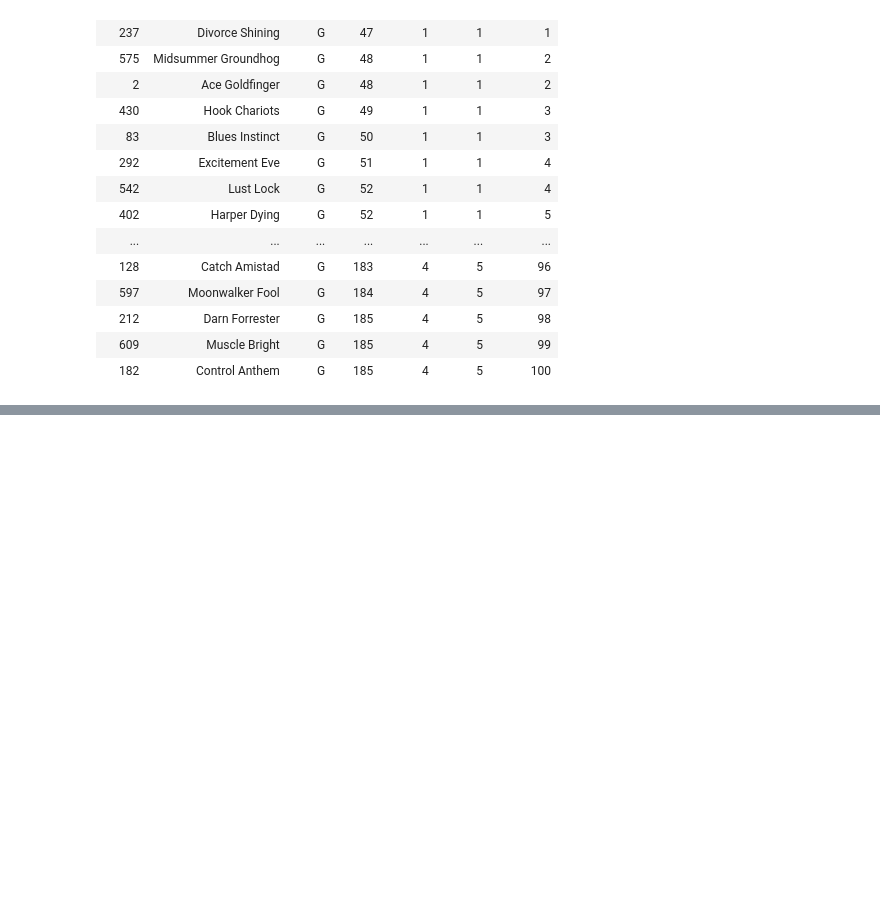
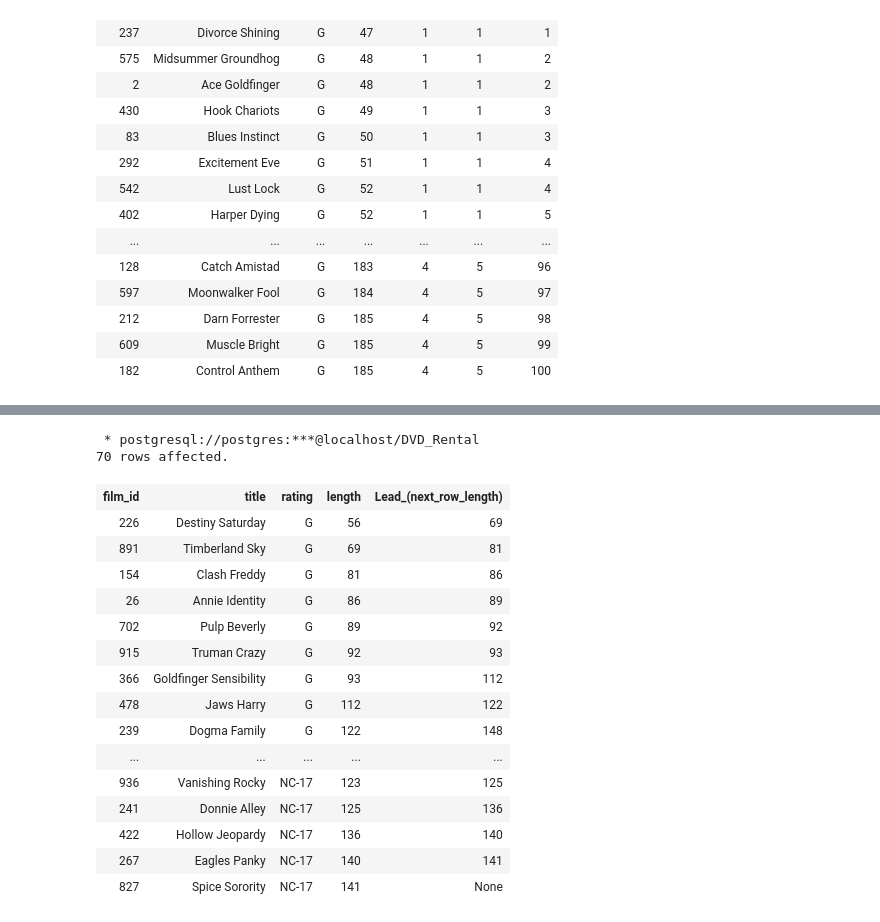
Before and after one commit to OscarKodes/100-Days-of-Data-Projects, a Jupyter notebook: 14-Practice_Advanced_SQL/Practicing Advanced SQL Functions.ipynb, the cells around one changed output, grey strips where cells are left out. Drawn from its saved outputs; the diff is of its cells as text; code cells hidden in the pictures; blank space fills up the shorter version.

Commit message:
Day 62: Practice asvanced SQL functions Lag, Lead, window alias, max

```diff
--- a/14-Practice_Advanced_SQL/Practicing Advanced SQL Functions.ipynb
+++ b/14-Practice_Advanced_SQL/Practicing Advanced SQL Functions.ipynb
@@ -375,0 +411,31 @@ WHERE rating = 'G';
+# %%
+%%sql
+
+SELECT film_id,
+        title,
+        rating,
+        length,
+        LEAD(length, 1) OVER
+            (PARTITION BY rating ORDER BY length)
+            AS "Lead_(next_row_length)"
+FROM film
+WHERE title LIKE '%y';
+# %% [output]
+ * postgresql://postgres:***@localhost/DVD_Rental
+70 rows affected.
+| film_id | title | rating | length | Lead_(next_row_length) |
+| 226 | Destiny Saturday | G | 56 | 69 |
+| 891 | Timberland Sky | G | 69 | 81 |
+| 154 | Clash Freddy | G | 81 | 86 |
+| 26 | Annie Identity | G | 86 | 89 |
+| 702 | Pulp Beverly | G | 89 | 92 |
+| 915 | Truman Crazy | G | 92 | 93 |
+| 366 | Goldfinger Sensibility | G | 93 | 112 |
+| 478 | Jaws Harry | G | 112 | 122 |
+| 239 | Dogma Family | G | 122 | 148 |
+| ... | ... | ... | ... | ... |
+| 936 | Vanishing Rocky | NC-17 | 123 | 125 |
+| 241 | Donnie Alley | NC-17 | 125 | 136 |
+| 422 | Hollow Jeopardy | NC-17 | 136 | 140 |
+| 267 | Eagles Panky | NC-17 | 140 | 141 |
+| 827 | Spice Sorority | NC-17 | 141 | None |
```
Also changed, not shown: parts of 12 cells of this notebook.
